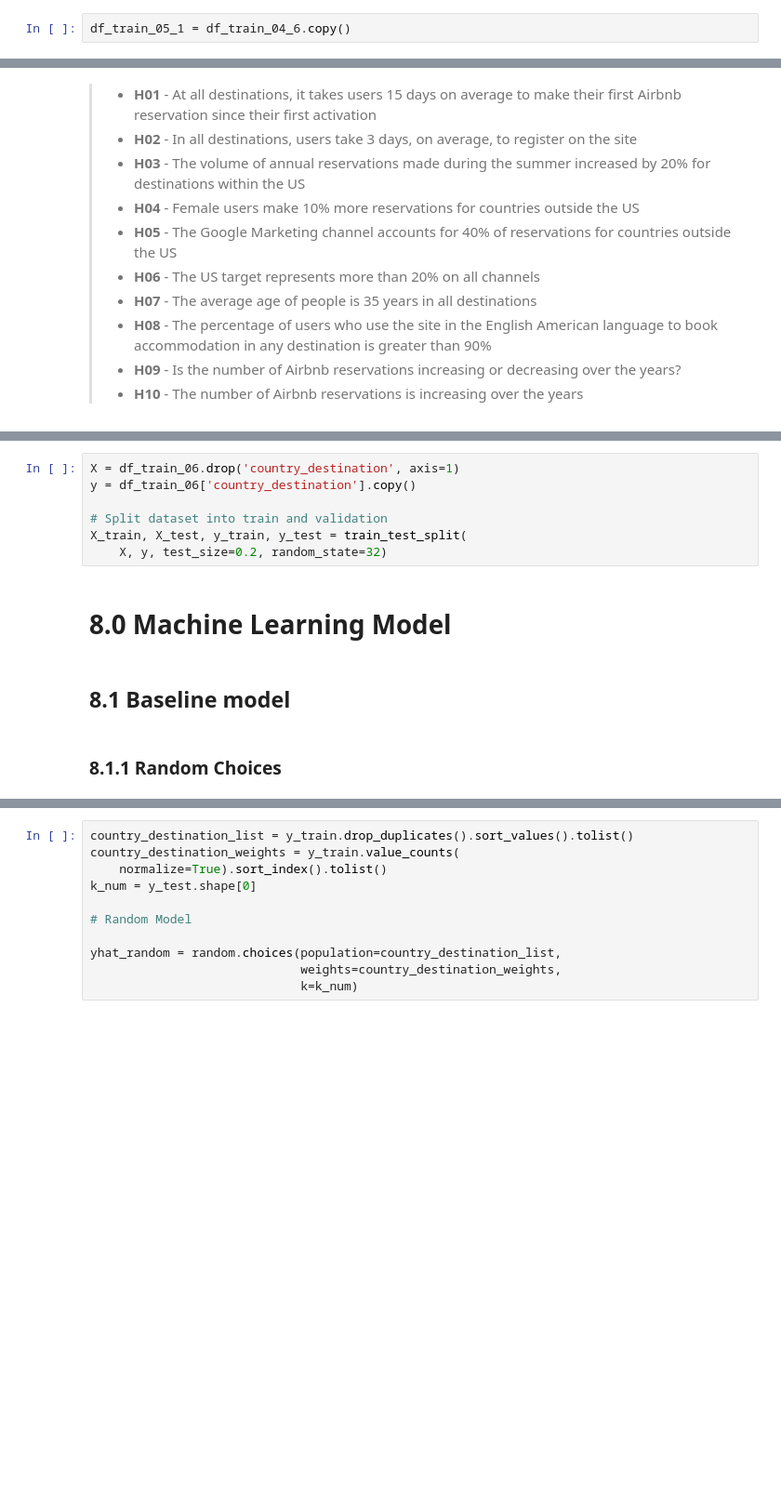
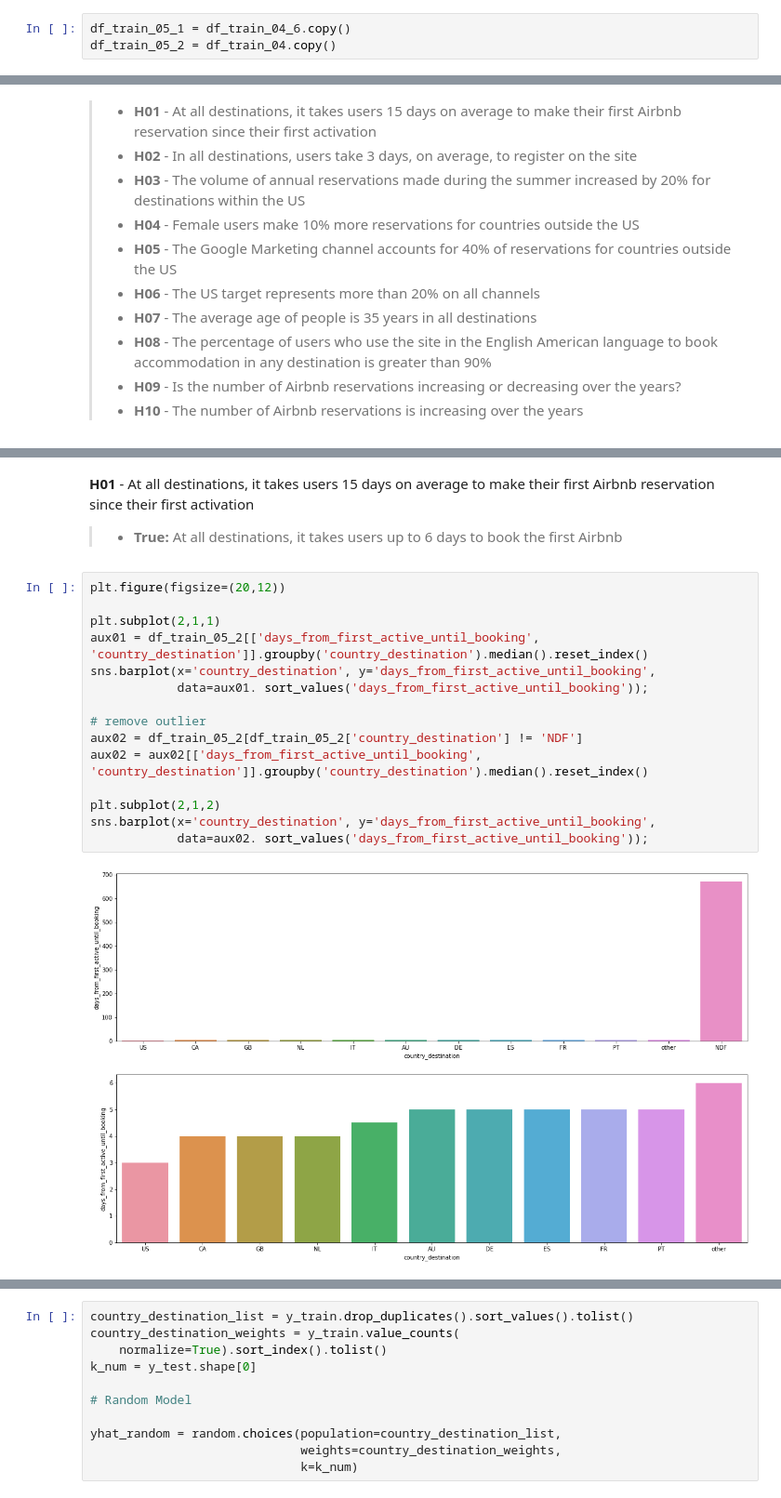
Before and after one commit to FabioCaffarello/airbnb-first-booking, a Jupyter notebook: 02-Notebooks/cycle02_airbnb_first_booking.ipynb, the cells around one changed output, grey strips where cells are left out. Shown: that part at 93% size. Drawn from its saved outputs; the diff is of its cells as text; blank space fills up the shorter version.

Commit message:
data preparation

```diff
--- a/02-Notebooks/cycle02_airbnb_first_booking.ipynb
+++ b/02-Notebooks/cycle02_airbnb_first_booking.ipynb
@@ -714,5 +699,6 @@ Name: country_destination, dtype: int64
 # 6.0 Exploratory Data Analysis (EDA)
 # %%
 df_train_05_1 = df_train_04_6.copy()
+df_train_05_2 = df_train_04.copy()
 # %% [markdown]
 ## 6.1 Univariate Analysis - Feature Bahaviour (Balanced Dataset)
@@ -760,13 +722,20 @@ df_train_06 = df_train_05.copy()
-# %%
-X = df_train_06.drop('country_destination', axis=1)
-y = df_train_06['country_destination'].copy()
-
-# Split dataset into train and validation
-X_train, X_test, y_train, y_test = train_test_split(
-    X, y, test_size=0.2, random_state=32)
-# %% [markdown]
-# 8.0 Machine Learning Model
-# %% [markdown]
-## 8.1 Baseline model
-# %% [markdown]
-### 8.1.1 Random Choices
+# %% [markdown]
+**H01** - At all destinations, it takes users 15 days on average to make their first Airbnb reservation since their first activation
+> - **True:** At all destinations, it takes users up to 6 days to book the first Airbnb
+# %%
+plt.figure(figsize=(20,12))
+
+plt.subplot(2,1,1)
+aux01 = df_train_05_2[['days_from_first_active_until_booking', 'country_destination']].groupby('country_destination').median().reset_index()
+sns.barplot(x='country_destination', y='days_from_first_active_until_booking',
+            data=aux01. sort_values('days_from_first_active_until_booking'));
+
+# remove outlier
+aux02 = df_train_05_2[df_train_05_2['country_destination'] != 'NDF']
+aux02 = aux02[['days_from_first_active_until_booking', 'country_destination']].groupby('country_destination').median().reset_index()
+
+plt.subplot(2,1,2)
+sns.barplot(x='country_destination', y='days_from_first_active_until_booking',
+            data=aux02. sort_values('days_from_first_active_until_booking'));
+# %% [output]
+[figure, added]
```
Also changed, not shown: parts of 52 cells of this notebook, 1 other file.
